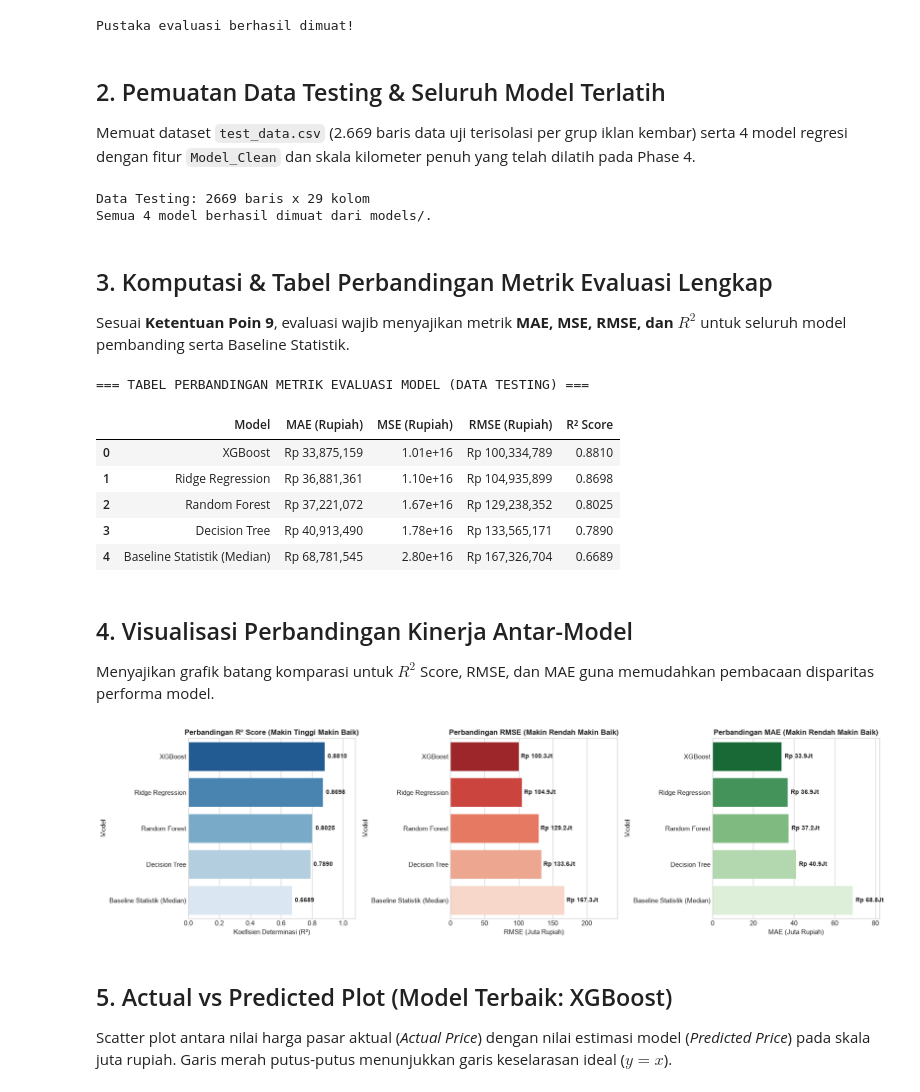
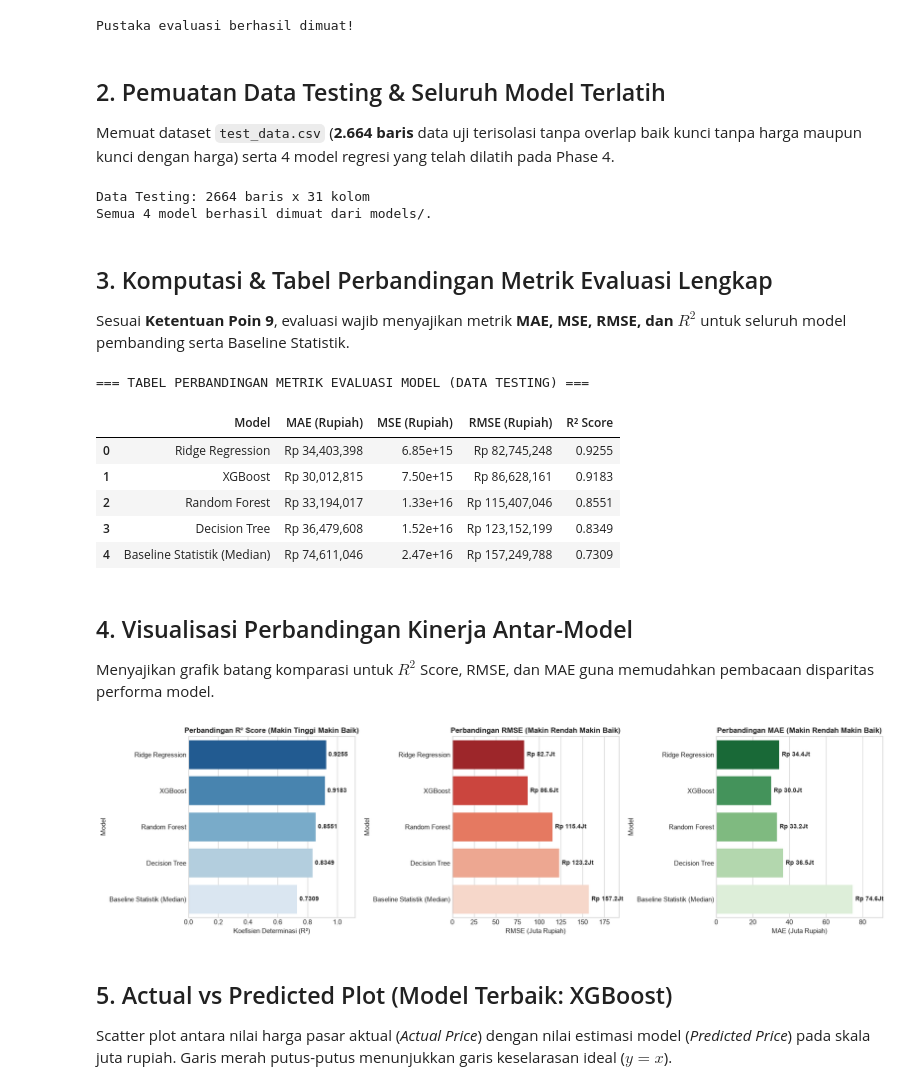
Before and after one commit to ganadzikri24/ML2026_B2_Kelompok-15_TakarMobil_PrediksiHargaMobilBekas, a Jupyter notebook: notebooks/04_Evaluation.ipynb, the cells around one changed output. Drawn from its saved outputs; the diff is of its cells as text; code cells hidden in the pictures.

```diff
--- a/notebooks/04_Evaluation.ipynb
+++ b/notebooks/04_Evaluation.ipynb
@@ -38,7 +38,7 @@ print("Pustaka evaluasi berhasil dimuat!")
 Pustaka evaluasi berhasil dimuat!
 # %% [markdown]
 ## 2. Pemuatan Data Testing & Seluruh Model Terlatih
-Memuat dataset `test_data.csv` (2.669 baris data uji terisolasi per grup iklan kembar) serta 4 model regresi dengan fitur `Model_Clean` dan skala kilometer penuh yang telah dilatih pada Phase 4.
+Memuat dataset `test_data.csv` (**2.664 baris** data uji terisolasi tanpa overlap baik kunci tanpa harga maupun kunci dengan harga) serta 4 model regresi yang telah dilatih pada Phase 4.
 # %%
 candidate_test = ["data/processed/test_data.csv", "../data/processed/test_data.csv"]
 test_path = next((p for p in candidate_test if os.path.exists(p)), None)
@@ -48,8 +48,8 @@ if test_path is None:
 test_df = pd.read_csv(test_path)
 print(f"Data Testing: {len(test_df)} baris x {test_df.shape[1]} kolom")
 
-num_cols = ['Tahun_Num', 'Usia_Mobil', 'KM_Clean']
-cat_cols = ['Merek_Clean', 'Model_Clean', 'Transmisi_Clean', 'Bahan_Bakar_Clean', 'Wilayah']
+num_cols = ['Usia_Mobil', 'KM_Clean', 'KM_hilang']
+cat_cols = ['Merek_Clean', 'Model_Clean', 'Varian_Clean', 'Transmisi_Clean', 'Bahan_Bakar_Clean', 'Wilayah']
 all_features = num_cols + cat_cols
 
 X_test = test_df[all_features]
@@ -63,7 +63,7 @@ model_rf = joblib.load(os.path.join(models_dir, 'random_forest_model.joblib'))
 model_xgb = joblib.load(os.path.join(models_dir, 'xgboost_model.joblib'))
 print("Semua 4 model berhasil dimuat dari models/.")
 # %% [output]
-Data Testing: 2669 baris x 29 kolom
+Data Testing: 2664 baris x 31 kolom
 Semua 4 model berhasil dimuat dari models/.
 # %% [markdown]
 ## 3. Komputasi & Tabel Perbandingan Metrik Evaluasi Lengkap
@@ -104,42 +104,44 @@ display_eval
 # %% [output]
 === TABEL PERBANDINGAN METRIK EVALUASI MODEL (DATA TESTING) ===
 |  | Model | MAE (Rupiah) | MSE (Rupiah) | RMSE (Rupiah) | R² Score |
-| 0 | XGBoost | Rp 33,875,159 | 1.01e+16 | Rp 100,334,789 | 0.8810 |
-| 1 | Ridge Regression | Rp 36,881,361 | 1.10e+16 | Rp 104,935,899 | 0.8698 |
-| 2 | Random Forest | Rp 37,221,072 | 1.67e+16 | Rp 129,238,352 | 0.8025 |
-| 3 | Decision Tree | Rp 40,913,490 | 1.78e+16 | Rp 133,565,171 | 0.7890 |
-| 4 | Baseline Statistik (Median) | Rp 68,781,545 | 2.80e+16 | Rp 167,326,704 | 0.6689 |
+| 0 | Ridge Regression | Rp 34,403,398 | 6.85e+15 | Rp 82,745,248 | 0.9255 |
+| 1 | XGBoost | Rp 30,012,815 | 7.50e+15 | Rp 86,628,161 | 0.9183 |
+| 2 | Random Forest | Rp 33,194,017 | 1.33e+16 | Rp 115,407,046 | 0.8551 |
+| 3 | Decision Tree | Rp 36,479,608 | 1.52e+16 | Rp 123,152,199 | 0.8349 |
+| 4 | Baseline Statistik (Median) | Rp 74,611,046 | 2.47e+16 | Rp 157,249,788 | 0.7309 |
 # %% [markdown]
 ## 4. Visualisasi Perbandingan Kinerja Antar-Model
 Menyajikan grafik batang komparasi untuk $R^2$ Score, RMSE, dan MAE guna memudahkan pembacaan disparitas performa model.
 # %%
 fig, axes = plt.subplots(1, 3, figsize=(18, 5))
 
 sns.barplot(x='R² Score', y='Model', data=eval_df, ax=axes[0], palette='Blues_r')
 axes[0].set_title('Perbandingan R² Score (Makin Tinggi Makin Baik)', fontsize=12, fontweight='bold')
 axes[0].set_xlabel('Koefisien Determinasi (R²)')
 for idx, val in enumerate(eval_df['R² Score']):
-    axes[0].text(val + 0.02, idx, f"{val:.4f}", va='center', fontweight='bold', fontsize=10)
-axes[0].set_xlim(0, 1.08)
+    axes[0].text(val + 0.015, idx, f"{val:.4f}", va='center', fontweight='bold', fontsize=10)
+axes[0].set_xlim(0, 1.12)
 
-sns.barplot(x=eval_df['RMSE (Rupiah)']/1e6, y='Model', data=eval_df, ax=axes[1], palette='Reds_r')
+rmse_jt = eval_df['RMSE (Rupiah)'] / 1e6
+sns.barplot(x=rmse_jt, y='Model', data=eval_df, ax=axes[1], palette='Reds_r')
 axes[1].set_title('Perbandingan RMSE (Makin Rendah Makin Baik)', fontsize=12, fontweight='bold')
 axes[1].set_xlabel('RMSE (Juta Rupiah)')
-for idx, val in enumerate(eval_df['RMSE (Rupiah)']/1e6):
+for idx, val in enumerate(rmse_jt):
     axes[1].text(val + 3, idx, f"Rp {val:.1f}Jt", va='center', fontweight='bold', fontsize=10)
-axes[1].set_xlim(0, 245)
+axes[1].set_xlim(0, max(rmse_jt.max() * 1.22, 180))
 
-sns.barplot(x=eval_df['MAE (Rupiah)']/1e6, y='Model', data=eval_df, ax=axes[2], palette='Greens_r')
+mae_jt = eval_df['MAE (Rupiah)'] / 1e6
+sns.barplot(x=mae_jt, y='Model', data=eval_df, ax=axes[2], palette='Greens_r')
 axes[2].set_title('Perbandingan MAE (Makin Rendah Makin Baik)', fontsize=12, fontweight='bold')
 axes[2].set_xlabel('MAE (Juta Rupiah)')
-for idx, val in enumerate(eval_df['MAE (Rupiah)']/1e6):
+for idx, val in enumerate(mae_jt):
     axes[2].text(val + 1.5, idx, f"Rp {val:.1f}Jt", va='center', fontweight='bold', fontsize=10)
-axes[2].set_xlim(0, 82)
+axes[2].set_xlim(0, max(mae_jt.max() * 1.22, 85))
 
 plt.tight_layout()
 plt.show()
 # %% [output]
-[figure, old version]
+[figure, new version]
 # %% [markdown]
 ## 5. Actual vs Predicted Plot (Model Terbaik: XGBoost)
 Scatter plot antara nilai harga pasar aktual (*Actual Price*) dengan nilai estimasi model (*Predicted Price*) pada skala juta rupiah. Garis merah putus-putus menunjukkan garis keselarasan ideal ($y = x$).
```
Also changed, not shown: parts of 12 cells of this notebook, 26 other files.
